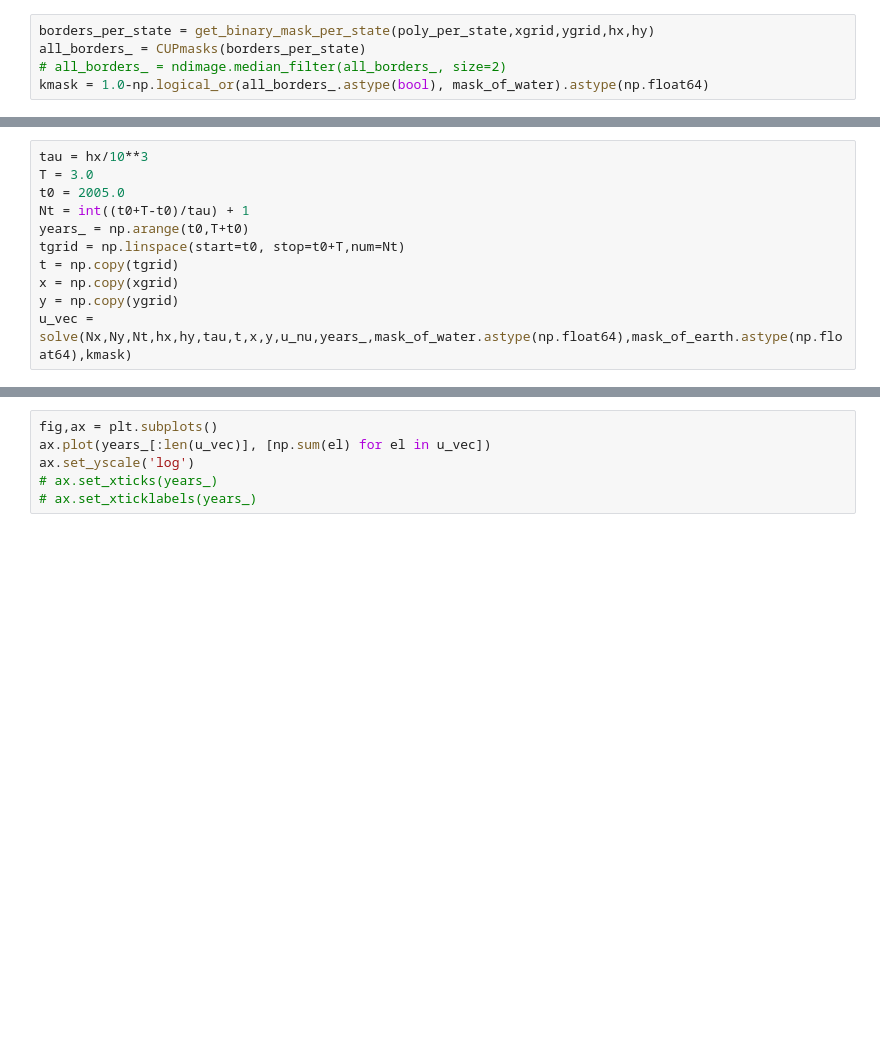
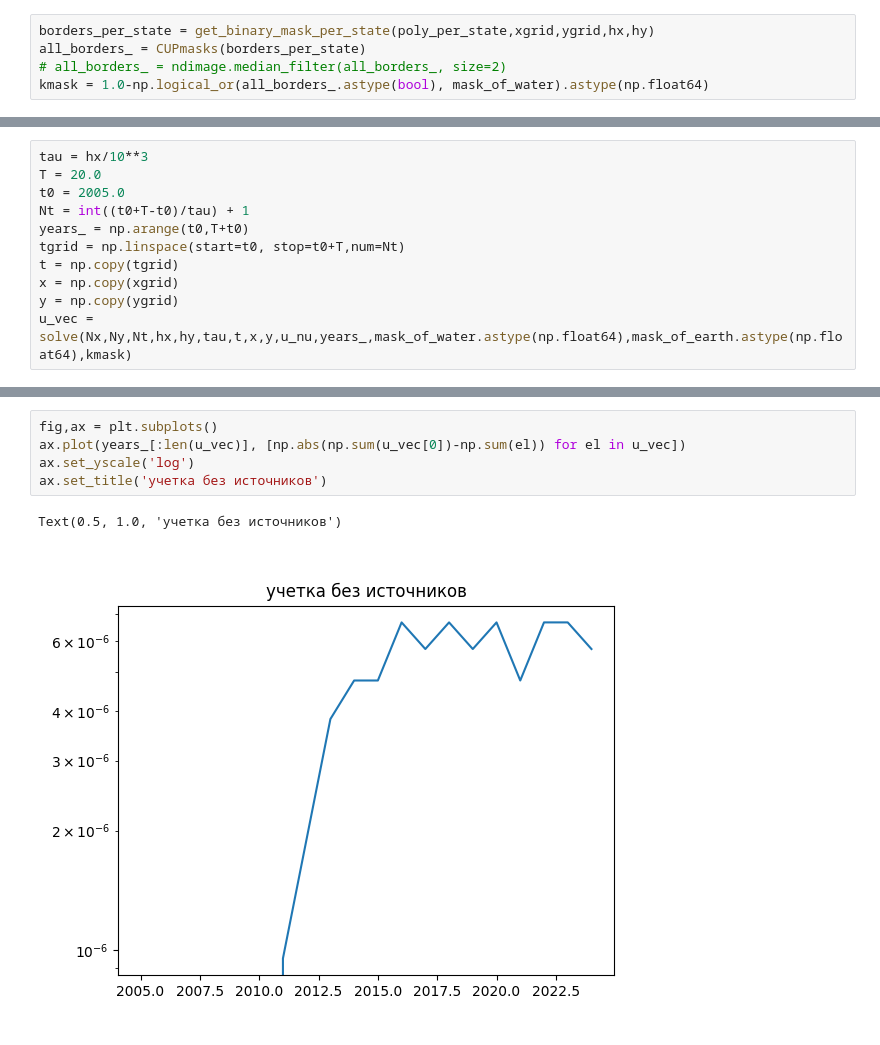
Before and after one commit to RepnikovPavel/GlobalDynamics, a Jupyter notebook: code.ipynb, the cells around one changed output, grey strips where cells are left out. Drawn from its saved outputs; the diff is of its cells as text; blank space fills up the shorter version.

```diff
--- a/code.ipynb
+++ b/code.ipynb
@@ -157,6 +174,6 @@ ax.invert_yaxis()
 # %%
 tau = hx/10**3
-T = 3.0
+T = 20.0
 t0 = 2005.0
 Nt = int((t0+T-t0)/tau) + 1
 years_ = np.arange(t0,T+t0)
@@ -168,9 +203,11 @@ u_vec = solve(Nx,Ny,Nt,hx,hy,tau,t,x,y,u_nu,years_,mask_of_water.astype(np.float
 # %%
 fig,ax = plt.subplots()
-ax.plot(years_[:len(u_vec)], [np.sum(el) for el in u_vec])
+ax.plot(years_[:len(u_vec)], [np.abs(np.sum(u_vec[0])-np.sum(el)) for el in u_vec])
 ax.set_yscale('log')
-# ax.set_xticks(years_)
-# ax.set_xticklabels(years_)
+ax.set_title('учетка без источников')
+# %% [output]
+Text(0.5, 1.0, 'учетка без источников')
+[figure, added]
 # %%
 from matplotlib.widgets import Button, Slider
 
```
Also changed, not shown: parts of 12 cells of this notebook.
